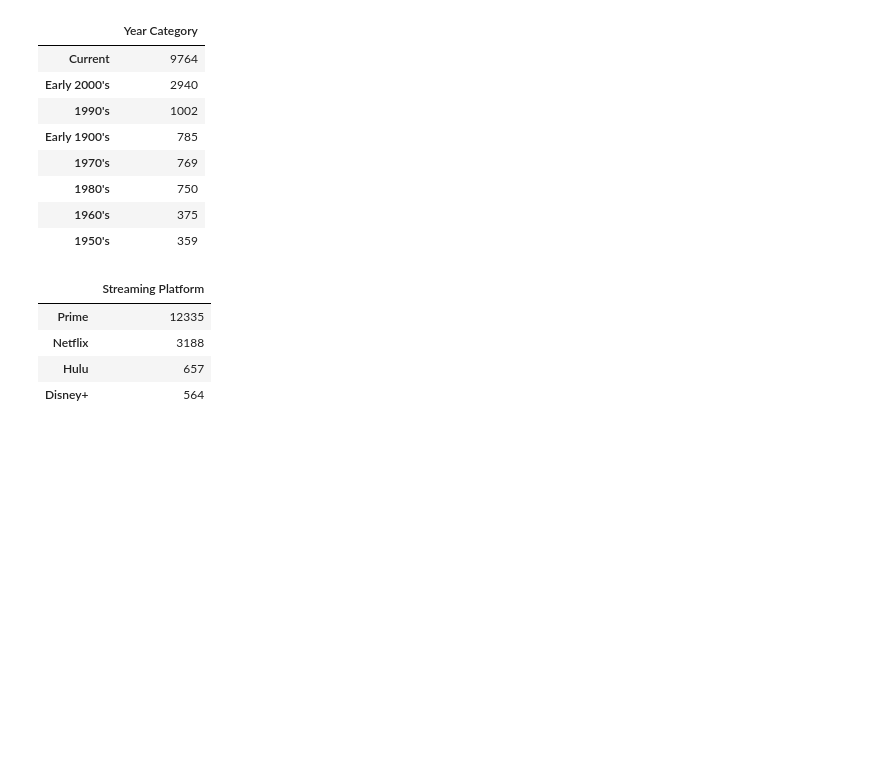
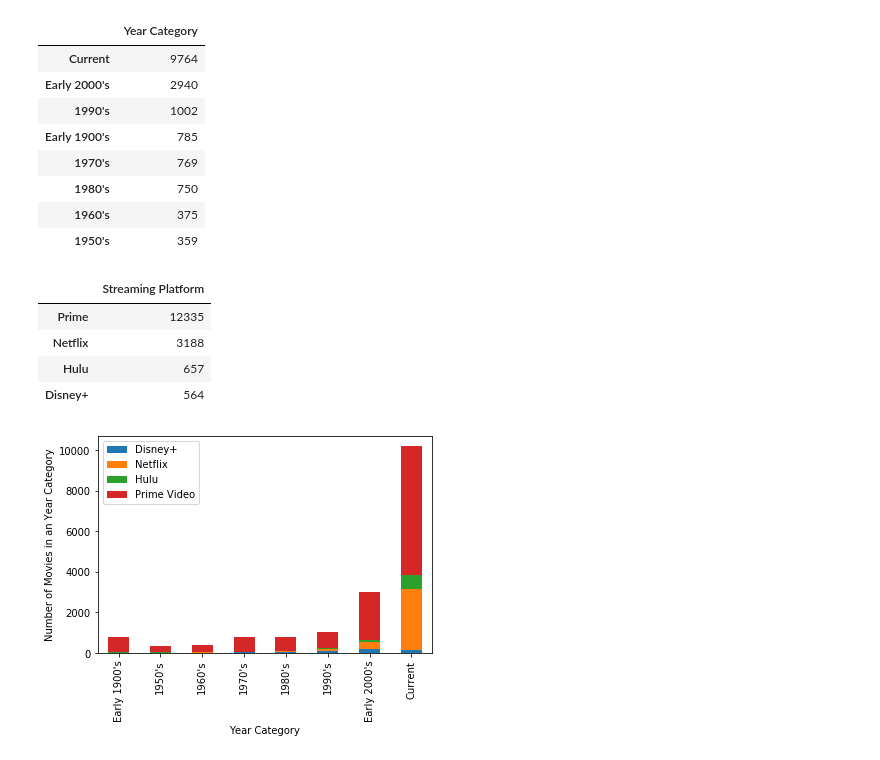
Before and after one commit to tracygoznikar/Project-1, a Jupyter notebook: Project1-Year Analysis.ipynb, the cells around one changed output. Cells and saved outputs as stored; diff of their text form; code cells hidden in the pictures; blank space fills up the shorter version.

```diff
--- a/Project1-Year Analysis.ipynb
+++ b/Project1-Year Analysis.ipynb
@@ -126,3 +125,11 @@ platform_counts
 year_analysis = year_df.groupby(['Year Category'])[['Disney+', 'Netflix', 'Hulu', 'Prime Video']].sum()
 year_analysis
 year_analysis2 = year_analysis.T
+# %%
+movies_per_year_per_platform = year_analysis.plot(kind='bar', stacked=True)
+movies_per_year_per_platform.set_xlabel("Year Category")
+movies_per_year_per_platform.set_ylabel('Number of Movies in an Year Category')
+
+plt.show()
+# %% [output]
+[figure, added]
```
Also changed, not shown: parts of 18 cells of this notebook.
